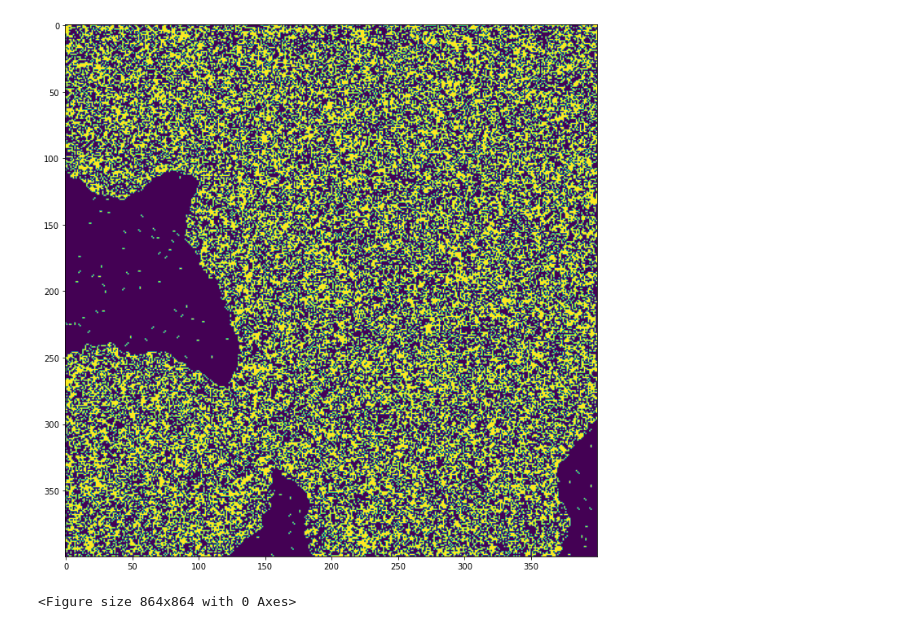
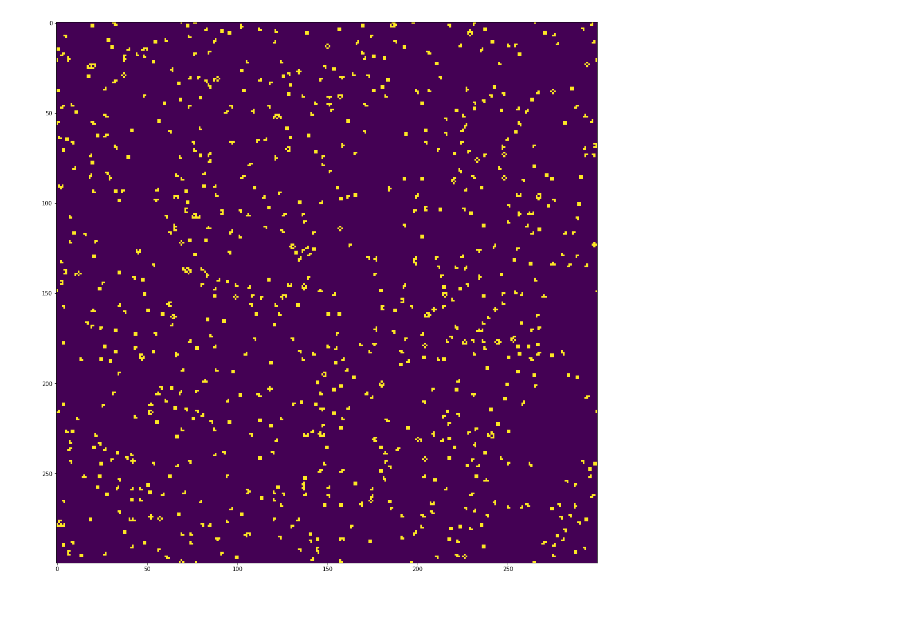
Before and after one commit to wrignj08/Game-of-Life, a Jupyter notebook: Conway's Game of Life.ipynb, the cells around one changed output. Drawn from its saved outputs; the diff is of its cells as text; code cells hidden in the pictures.

```diff
--- a/Conway's Game of Life.ipynb
+++ b/Conway's Game of Life.ipynb
@@ -4,15 +4,3 @@ import matplotlib.pyplot as plt
 from numba import jit
 # from tqdm.auto import tqdm
 from IPython.display import clear_output
-# %%
-# generate a random starting array
-
-# percentage of pixels that start off alive
-alive_pct = 0.05
-
-# build random array
-field = np.random.randint(0,round(1/alive_pct),[400,400])==1
-
-# display array
-plt.imshow(field, interpolation='none')
-plt.show()
@@ -71,0 +76,12 @@ def count_arround(field):
+# %%
+# generate a random starting array
+# percentage of pixels that start off 'alive'
+alive_pct = 0.6
+field_size = 300
+# build random array
+field = np.random.uniform(low=0.0, high=1.0,size = [field_size,field_size]) < alive_pct
+
+# display array
+plt.figure(figsize = (12,12))
+plt.imshow(field, interpolation='none')
+plt.colorbar()
@@ -72,10 +91,17 @@ def count_arround(field):
 # %%
-for i in range(0,200):
+for i in range(0,80):
+    print(i)
     clear_output(wait=True)
-    field = count_arround(field)
+    past_field = np.copy(field)
+    field,neighbor_count = count_arround(field)
+    plt.figure(figsize = (18,18))
     plt.imshow(field, interpolation='none')
+#     plt.imshow(neighbor_count, interpolation='none')
+#     plt.colorbar()
     plt.show()
-    plt.figure(figsize=(12, 12))
+
+    if np.array_equal(past_field,field):
+        print('no change, stopping early')
+        break
 # %% [output]
-[figure, old version]
+[figure, new version]
-<Figure size 864x864 with 0 Axes>
```
Also changed, not shown: parts of 5 cells of this notebook, 1 other file.
